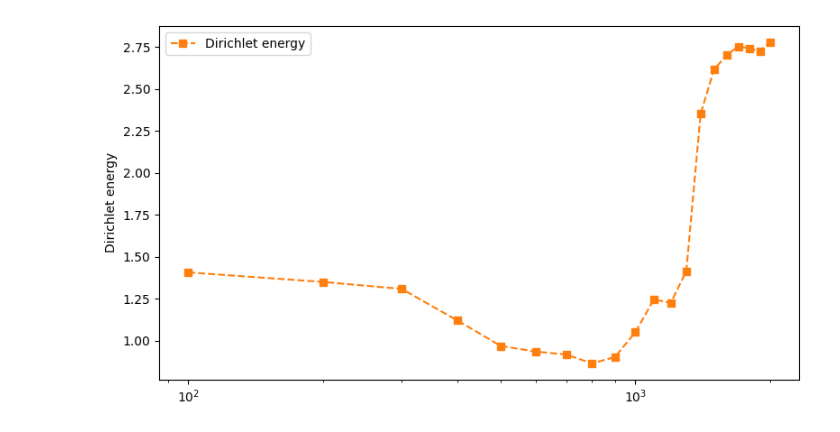
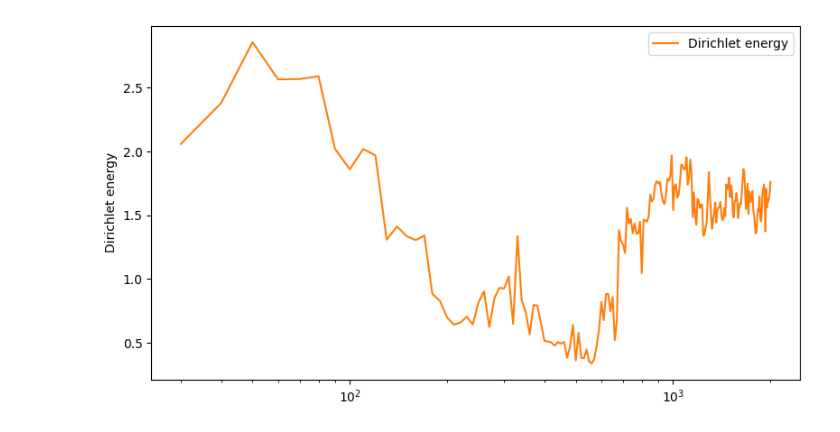
Before and after one commit to Project-Hindenburg/hico, a Jupyter notebook: notebooks/dirichlet.ipynb, the cells around one changed output. Saved outputs shown, nothing was run; the diff lists cells and outputs as text; code cells hidden in the pictures.

Commit message:
dirichlet energy and representations

```diff
--- a/notebooks/dirichlet.ipynb
+++ b/notebooks/dirichlet.ipynb
@@ -159,19 +255,42 @@ for win_len in CONTEXT_LENS:
 # %%
-df = pd.DataFrame(all_results)
-df_plot = df.dropna(subset=["energy"]).copy().sort_values("context_len")
+VOCAB_PATH = Path("../data/number_ids.txt")
+grid_folder = "tree_numbers"
+structure_name = "bin_tree"
+
+
+EMB_DIR   = Path(f"../embeddings/reps&probs32/{grid_folder}/")
+GRID_PATH = Path(f"../data/one_random_walk/{grid_folder}/{structure_name}_structure.txt")
+
+ctx = 2000
+WIN = 10
+PCA_K = 2
+K = 1
+MIN_NODES = PCA_K + 1
+
+shuffled_tree_energy = compute_shuffled_tree_energy(
+    VOCAB_PATH=VOCAB_PATH,
+    GRID_PATH=GRID_PATH,
+    EMB_DIR=EMB_DIR,
+    ctx=ctx,
+    WIN=WIN,
+    PCA_K=PCA_K,
+    K=K,
+    MIN_NODES=MIN_NODES,
+    pt_filename="reprs_bin_tree_one_rw_2000_line000000_layer32.pt",
+)
+
 
 fig, ax = plt.subplots(figsize=(8, 4.5))
 
 ax.plot(
-    df_plot["context_len"], df_plot["energy"],
-    marker="s", linestyle="--", color="tab:orange", label="Dirichlet energy"
+    shuffled_tree_energy[0], shuffled_tree_energy[1], color="tab:orange", label="Dirichlet energy"
 )
 ax.set_ylabel("Dirichlet energy")
 plt.xscale("log")
 
 lines1, labels1 = ax.get_legend_handles_labels()
 ax.legend(lines1, labels1, loc="best")
 plt.tight_layout()
 plt.show()
 # %% [output]
-[figure, old version]
+[figure, new version]
```
Also changed, not shown: parts of 22 cells of this notebook, 25 other files.
